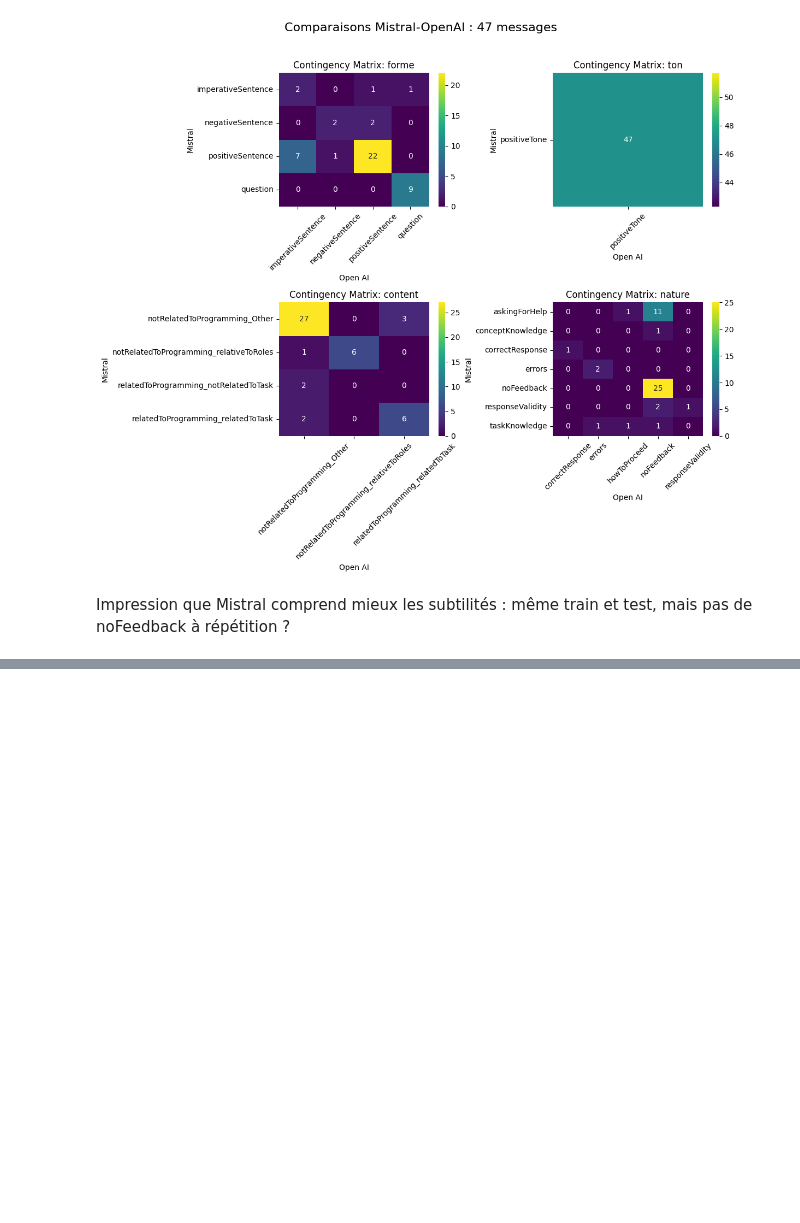
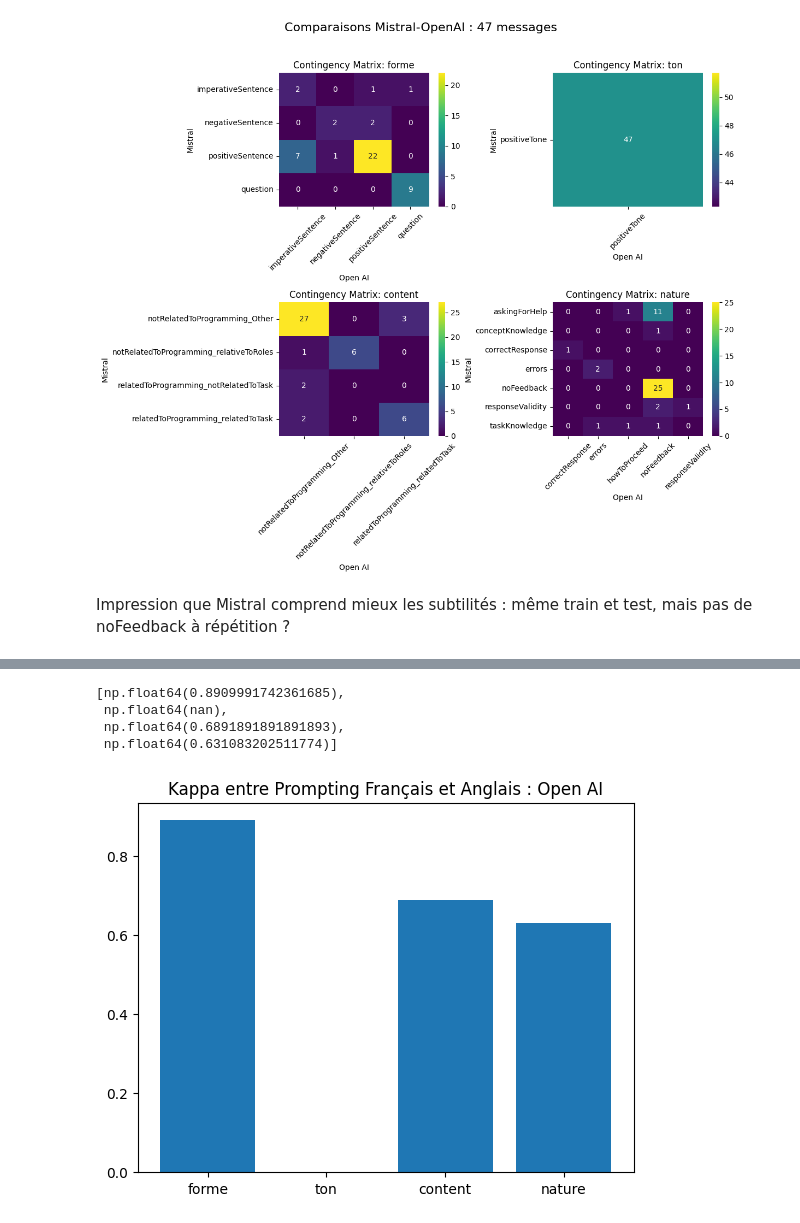
Before and after one commit to chloeboireaudevier/StageMIDL, a Jupyter notebook: kappa_cohen.ipynb, the cells around one changed output, grey strips where cells are left out. Drawn from its saved outputs; the diff is of its cells as text; code cells hidden in the pictures; blank space fills up the shorter version.

Commit message:
updates + comparing french/eng prompts + comparing use of you in french

```diff
--- a/kappa_cohen.ipynb
+++ b/kappa_cohen.ipynb
@@ -306,7 +306,7 @@ labels_annotation = {
 }
 scores = []
 for col in cols:
-    scores.append(cohen_kappa_score(mistral_df[col],openai_df[col],labels=labels_annotation[col]))
+    scores.append(cohen_kappa_score(french_df[col],english_df[col],labels=labels_annotation[col]))
 scores
 # %% [output]
 [np.float64(0.5730507191521574),
@@ -338,12 +338,12 @@ fig, axes = plt.subplots(n_rows, n_cols, figsize=(n_cols * 6, n_rows * 5))
 axes = axes.flatten()  # Flatten in case of single row/column
 
 for i, col in enumerate(columns):
-    matrix = contingency_matrix(mistral_df[col], openai_df[col])
+    matrix = contingency_matrix(french_df[col], english_df[col])
 
     df = pd.DataFrame(
         matrix,
-        index=np.unique(mistral_df[col]),
-        columns=np.unique(openai_df[col])
+        index=np.unique(french_df[col]),
+        columns=np.unique(english_df[col])
     )
 
     sns.heatmap(df, annot=True, fmt="d", cmap="viridis", cbar=True, ax=axes[i])
@@ -357,7 +357,7 @@ for i, col in enumerate(columns):
 for j in range(i + 1, len(axes)):
     fig.delaxes(axes[j])
 
-fig.suptitle("Comparaisons Mistral-OpenAI : "+str(mistral_df.shape[0])+" messages", fontsize=16, y=1.02)
+fig.suptitle("Comparaisons Mistral-OpenAI : "+str(french_df.shape[0])+" messages", fontsize=16, y=1.02)
 plt.tight_layout()
 plt.show()
 # %% [output]
@@ -366,0 +369,3 @@ Impression que Mistral comprend mieux les subtilités : même train et test, mai
+# %%
+french_df = pd.read_csv("annotation_openai_conv_0_to_5_french_prompt.csv",encoding='latin-1',index_col = 0)
+english_df = pd.read_csv("annotation_openai_conv_0_to_5.csv",encoding='latin-1',index_col=0)
@@ -366,0 +390,25 @@ Impression que Mistral comprend mieux les subtilités : même train et test, mai
+# %%
+cols = ['forme','ton','content','nature']
+labels_annotation = {
+    "forme" :["negativeSentence","imperativeSentence","question","positiveSentence"],
+    "ton": ["negativeTone","positiveTone"],
+    "content" : ["relatedToProgramming_relatedToTask","relatedToProgramming_notRelatedToTask",
+                "notRelatedToProgramming_relativeToRoles","notRelatedToProgramming_Other"],
+    "nature" : ["responseValidity", "motivationnalFeedback", "correctResponse","taskKnowledge",
+                "conceptKnowledge", "howToProceed", "errors", "askingForHelp","noFeedback"]
+}
+scores = []
+for col in cols:
+    scores.append(cohen_kappa_score(french_df[col],english_df[col],labels=labels_annotation[col]))
+scores
+# %% [output]
+[np.float64(0.8909991742361685),
+ np.float64(nan),
+ np.float64(0.6891891891891893),
+ np.float64(0.631083202511774)]
+# %%
+plt.bar(cols,scores)
+plt.title("Kappa entre Prompting Français et Anglais : Open AI")
+plt.show()
+# %% [output]
+[figure, added]
```
Also changed, not shown: parts of 7 cells of this notebook, 11 other files.
